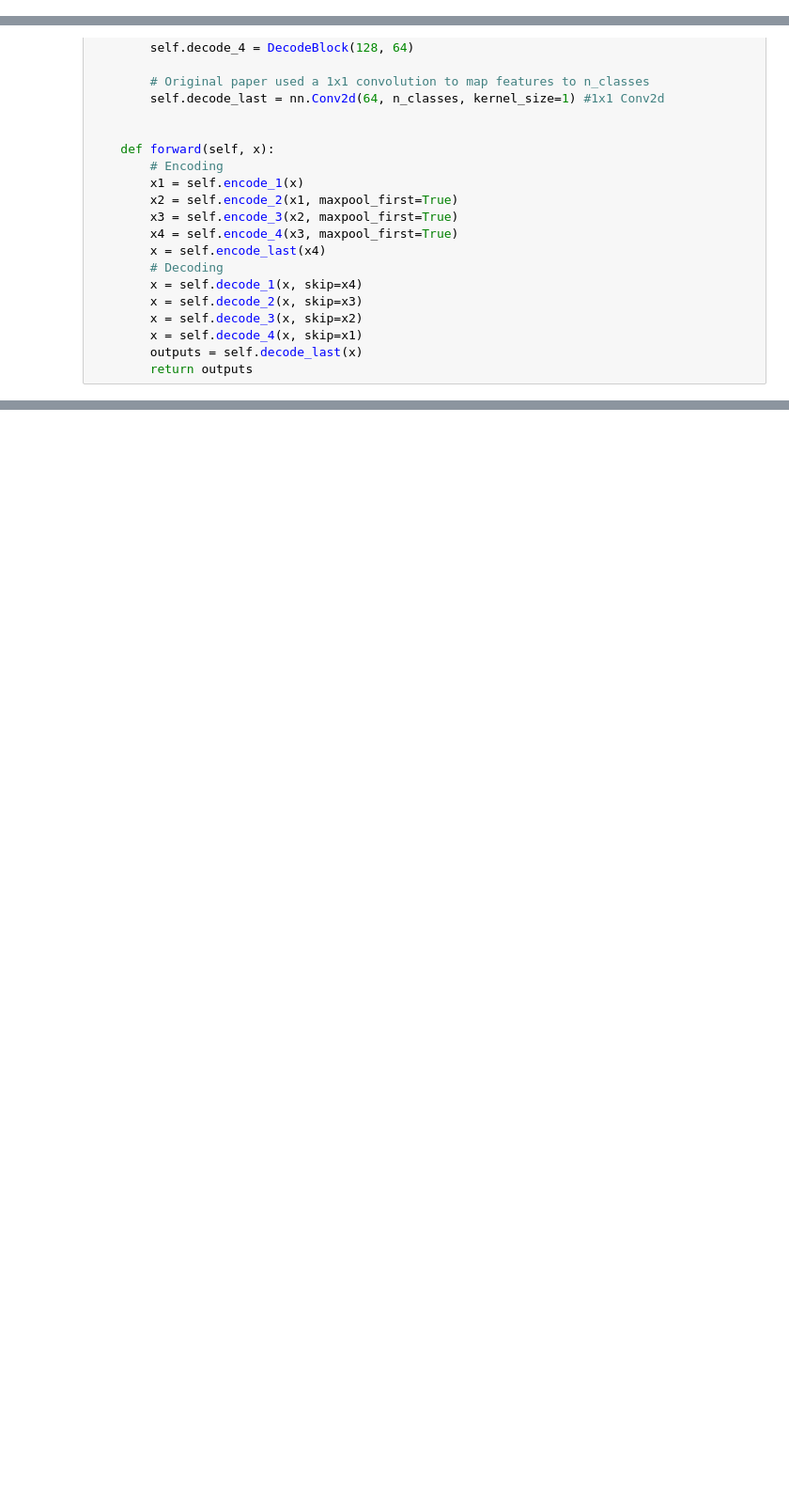
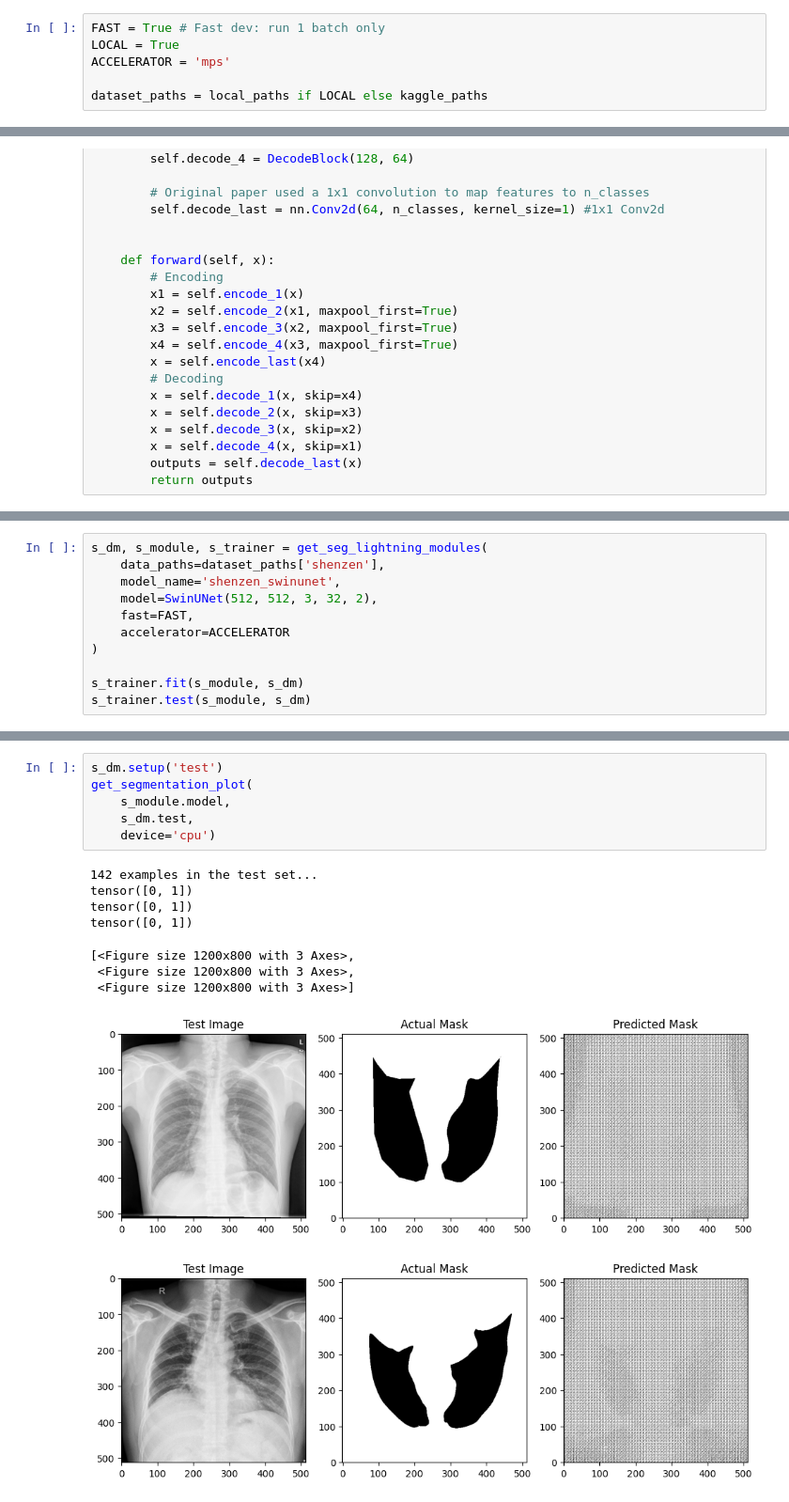
Before and after one commit to duongy18418/COMP-8610-Neural-Network, a Jupyter notebook: Project/unet.ipynb, the cells around one changed output, grey strips where cells are left out. Shown at 94% size. Cells and saved outputs as stored; diff of their text form; blank space fills up the shorter version.

Commit message:
Add models

```diff
--- a/Project/unet.ipynb
+++ b/Project/unet.ipynb
@@ -31,0 +33,6 @@ except:
+# %%
+FAST = True # Fast dev: run 1 batch only
+LOCAL = True
+ACCELERATOR = 'mps'
+
+dataset_paths = local_paths if LOCAL else kaggle_paths
@@ -186,0 +145,11 @@ def train_model(model_name, mask_dir, img_dir, model, max_epochs=20):
+# %%
+s_dm, s_module, s_trainer = get_seg_lightning_modules(
+    data_paths=dataset_paths['shenzen'],
+    model_name='shenzen_swinunet',
+    model=SwinUNet(512, 512, 3, 32, 2),
+    fast=FAST,
+    accelerator=ACCELERATOR
+)
+
+s_trainer.fit(s_module, s_dm)
+s_trainer.test(s_module, s_dm)
@@ -186,0 +194,16 @@ def train_model(model_name, mask_dir, img_dir, model, max_epochs=20):
+# %%
+s_dm.setup('test')
+get_segmentation_plot(
+    s_module.model,
+    s_dm.test,
+    device='cpu')
+# %% [output]
+142 examples in the test set...
+tensor([0, 1])
+tensor([0, 1])
+tensor([0, 1])
+[<Figure size 1200x800 with 3 Axes>,
+ <Figure size 1200x800 with 3 Axes>,
+ <Figure size 1200x800 with 3 Axes>]
+[figure, added]
+[figure, added]
```
Also changed, not shown: parts of 18 cells of this notebook, 7 other files.
